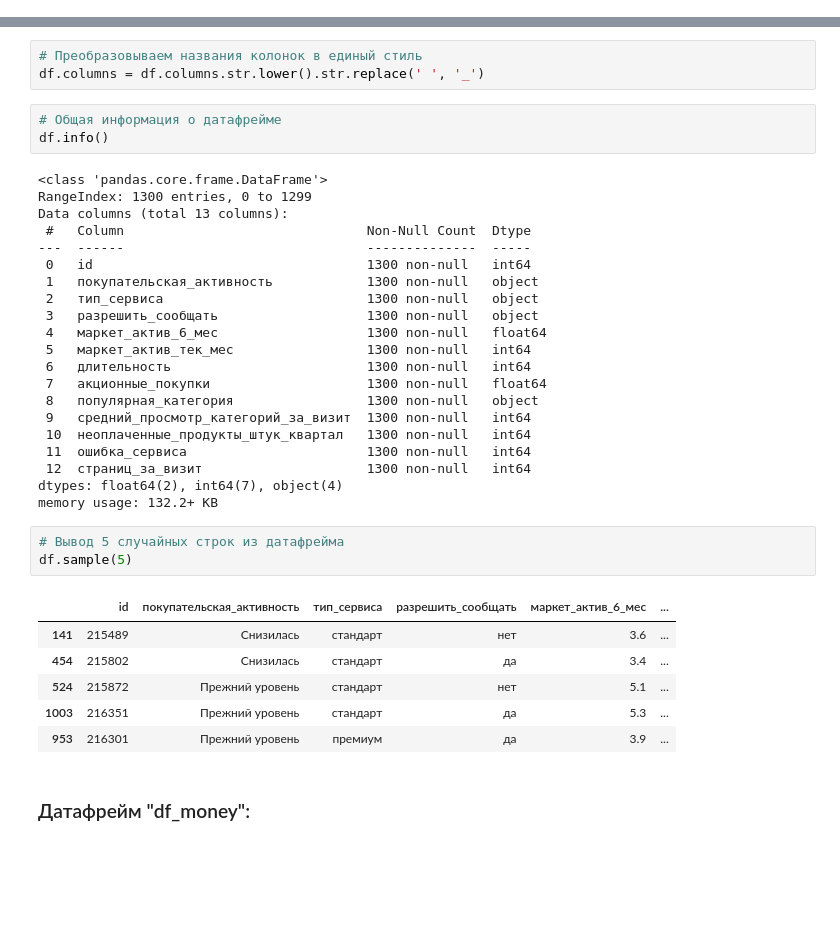
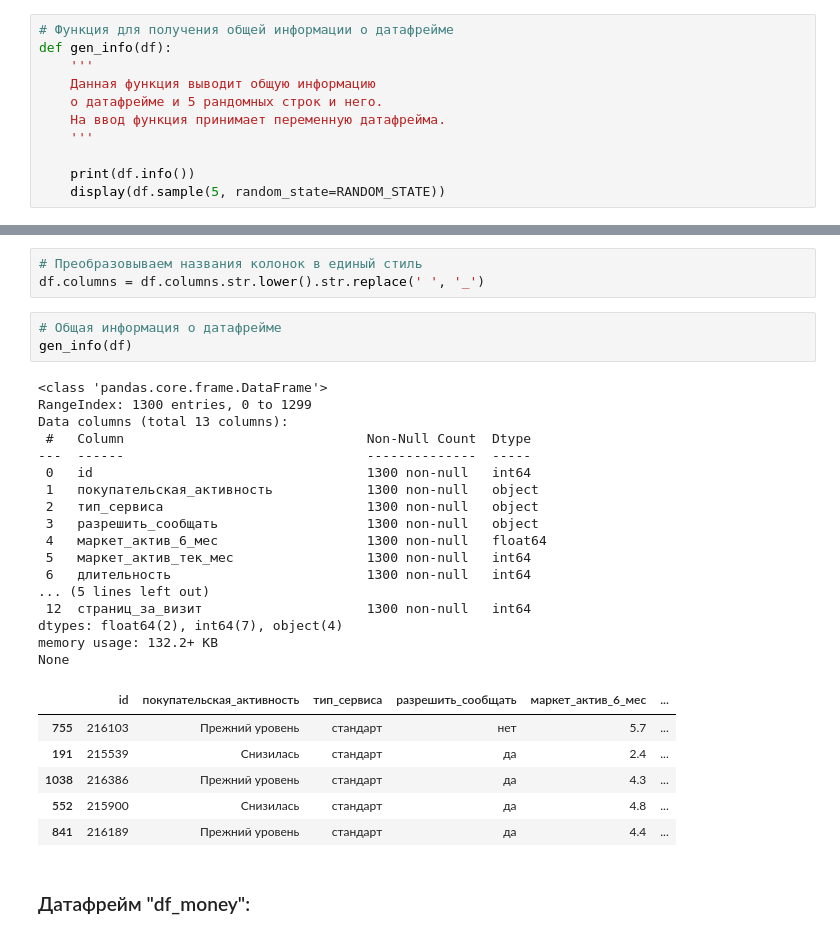
Before and after one commit to KirillShiryaev61/customer_activity_prediction, a Jupyter notebook: customer_activity_prediction.ipynb, the cells around one changed output, grey strips where cells are left out. Drawn from its saved outputs; the diff is of its cells as text; blank space fills up the shorter version.

Commit message:
Переименованы файлы и добавлена функция общей инфо о датафрейме

```diff
--- a/Обучение с учителем.ipynb
+++ b/customer_activity_prediction.ipynb
@@ -102,6 +101,17 @@ pd.set_option('display.max_colwidth', None)
 RANDOM_STATE = 77
 # %% [markdown]
 ### Функции:
+# %%
+# Функция для получения общей информации о датафрейме
+def gen_info(df):
+    '''
+    Данная функция выводит общую информацию
+    о датафрейме и 5 рандомных строк и него.
+    На ввод функция принимает переменную датафрейма.
+    '''
+
+    print(df.info())
+    display(df.sample(5, random_state=RANDOM_STATE))
 # %%
 # Функция для проверки на наличие явных дубликатов
 def duplicate_search(df_dict):
@@ -360,38 +370,31 @@ df_money_mean = pd.read_csv('money.csv', sep=';', decimal=',')
 df.columns = df.columns.str.lower().str.replace(' ', '_')
 # %%
 # Общая информация о датафрейме
-df.info()
+gen_info(df)
 # %% [output]
 <class 'pandas.core.frame.DataFrame'>
 RangeIndex: 1300 entries, 0 to 1299
 Data columns (total 13 columns):
  #   Column                               Non-Null Count  Dtype
 ---  ------                               --------------  -----
  0   id                                   1300 non-null   int64
  1   покупательская_активность            1300 non-null   object
  2   тип_сервиса                          1300 non-null   object
  3   разрешить_сообщать                   1300 non-null   object
  4   маркет_актив_6_мес                   1300 non-null   float64
  5   маркет_актив_тек_мес                 1300 non-null   int64
  6   длительность                         1300 non-null   int64
- 7   акционные_покупки                    1300 non-null   float64
- 8   популярная_категория                 1300 non-null   object
- 9   средний_просмотр_категорий_за_визит  1300 non-null   int64
- 10  неоплаченные_продукты_штук_квартал   1300 non-null   int64
- 11  ошибка_сервиса                       1300 non-null   int64
+... (5 lines left out)
  12  страниц_за_визит                     1300 non-null   int64
 dtypes: float64(2), int64(7), object(4)
 memory usage: 132.2+ KB
+None
+|  | id | покупательская_активность | тип_сервиса | разрешить_сообщать | маркет_актив_6_мес | ... |
+| 755 | 216103 | Прежний уровень | стандарт | нет | 5.7 | ... |
+| 191 | 215539 | Снизилась | стандарт | да | 2.4 | ... |
+| 1038 | 216386 | Прежний уровень | стандарт | да | 4.3 | ... |
+| 552 | 215900 | Снизилась | стандарт | да | 4.8 | ... |
+| 841 | 216189 | Прежний уровень | стандарт | да | 4.4 | ... |
-# %%
-# Вывод 5 случайных строк из датафрейма
-df.sample(5)
-# %% [output]
-|  | id | покупательская_активность | тип_сервиса | разрешить_сообщать | маркет_актив_6_мес | ... |
-| 141 | 215489 | Снизилась | стандарт | нет | 3.6 | ... |
-| 454 | 215802 | Снизилась | стандарт | да | 3.4 | ... |
-| 524 | 215872 | Прежний уровень | стандарт | нет | 5.1 | ... |
-| 1003 | 216351 | Прежний уровень | стандарт | да | 5.3 | ... |
-| 953 | 216301 | Прежний уровень | премиум | да | 3.9 | ... |
 # %% [markdown]
 ### Датафрейм "df_money":
 # %% [markdown]
```
Also changed, not shown: parts of 12 cells of this notebook, 2 other files.
